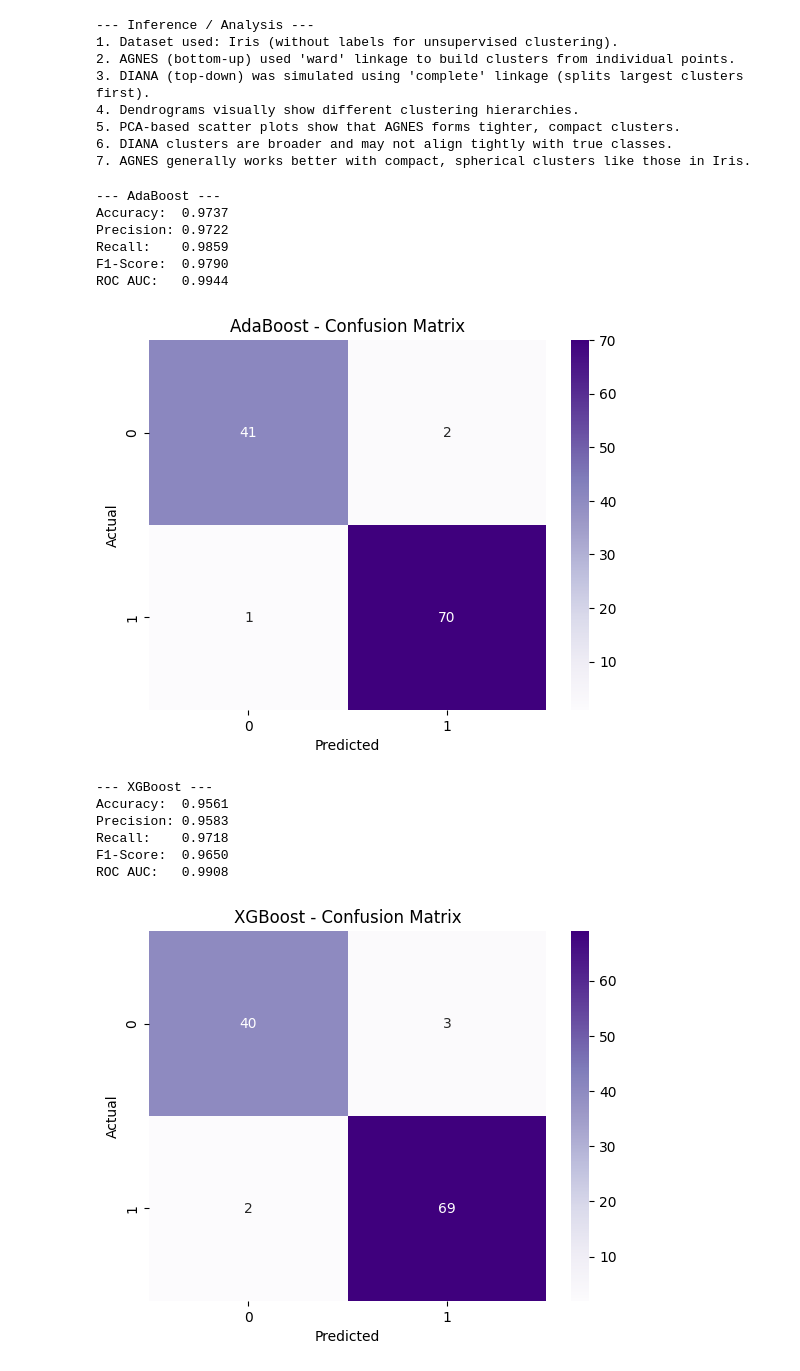
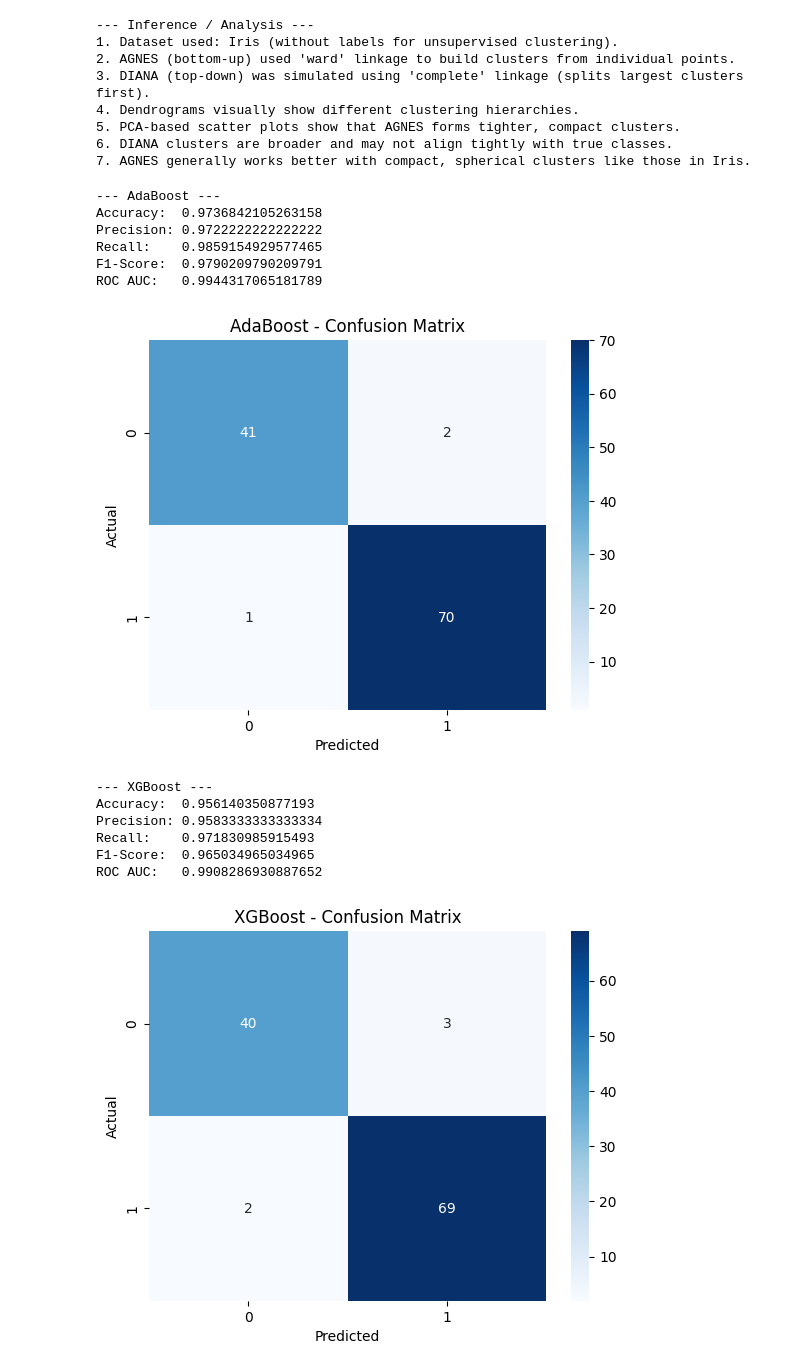
Before and after one commit to Chinmayisr/mllab, a Jupyter notebook: mlLab.ipynb, the cells around one changed output. Saved outputs shown, nothing was run; the diff lists cells and outputs as text; code cells hidden in the pictures.

```diff
--- a/mlLab.ipynb
+++ b/mlLab.ipynb
@@ -408,7 +396,7 @@ from sklearn.preprocessing import StandardScaler
 # 1. Load Breast Cancer dataset
 # ---------------------------------------------
 data = load_breast_cancer()
-X = data.data
+X= data.data
 y = data.target
 feature_names = data.feature_names
 target_names = data.target_names
@@ -424,16 +412,15 @@ print("Missing values:", df.isnull().sum().sum())
 print("Target classes:", np.unique(y))
 
 # ---------------------------------------------
-# 3. Train-test split
+# 3. Standardize features
+# ---------------------------------------------
+scaler = StandardScaler()
+x = scaler.fit_transform(x)
+
+# ---------------------------------------------
+# 4. Train-test split
 # ---------------------------------------------
 x_train, x_test, y_train, y_test = train_test_split(x, y, test_size=0.2, random_state=42)
-
-# ---------------------------------------------
-# 4. Standardize features
-# ---------------------------------------------
-scaler = StandardScaler()
-x_train = scaler.fit_transform(x_train)
-x_test = scaler.transform(x_test)
 
 # ---------------------------------------------
 # 5. Logistic Regression model
@@ -470,8 +457,7 @@ print(f"mean_squared_error: {mean_squared_error(y_test, y_pred):.4f}")
 # 9. Logistic regression curve
 # ---------------------------------------------
 x_plot = np.linspace(x.min(), x.max(), 300).reshape(-1, 1)
-x_plot_scaled = scaler.transform(x_plot)
-y_plot = model.predict_proba(x_plot_scaled)[:, 1]
+y_plot = model.predict_proba(x_plot)[:, 1]
 
 plt.figure(figsize=(6, 4))
 plt.plot(x_plot, y_plot, label="Logistic Curve", color="blue")
@@ -606,8 +592,14 @@ from sklearn.metrics import accuracy_score
 
 # Load and binarize diabetes target for classification
 data = load_diabetes()
-X, y = data.data, (data.target > 140).astype(int)  # 1 = diabetic, 0 = non-diabetic
+X = data.data
+y=  (data.target > 140).astype(int) # 1 = diabetic, 0 = non-diabetic
 
+# === Load your dataset ===
+# df = pd.read_csv('your_data.csv')
+# Separate features and target:
+# x = df.drop('target_column_name', axis=1).values
+# y = df['target_column_name'].values
 
 
 # Normalize features
@@ -955,50 +885,50 @@ ada.fit(X_train, y_train)
 xgb.fit(X_train, y_train)
 ada_pred = ada.predict(X_test)
 xgb_pred = xgb.predict(X_test)
 ada_prob = ada.predict_proba(X_test)[:, 1]
 xgb_prob = xgb.predict_proba(X_test)[:, 1]
 
 # Evaluation function
 def evaluate_model(name, y_true, y_pred, y_prob):
     print(f"\n--- {name} ---")
-    print(f"Accuracy:  {accuracy_score(y_true, y_pred):.4f}")
-    print(f"Precision: {precision_score(y_true, y_pred):.4f}")
-    print(f"Recall:    {recall_score(y_true, y_pred):.4f}")
-    print(f"F1-Score:  {f1_score(y_true, y_pred):.4f}")
-    print(f"ROC AUC:   {roc_auc_score(y_true, y_prob):.4f}")
+    print(f"Accuracy:  {accuracy_score(y_true, y_pred)}")
+    print(f"Precision: {precision_score(y_true, y_pred)}")
+    print(f"Recall:    {recall_score(y_true, y_pred)}")
+    print(f"F1-Score:  {f1_score(y_true, y_pred)}")
+    print(f"ROC AUC:   {roc_auc_score(y_true, y_prob)}")
     cm = confusion_matrix(y_true, y_pred)
-    sns.heatmap(cm, annot=True, fmt='d', cmap='Purples')
+    sns.heatmap(cm, annot=True, fmt='d', cmap='Blues')
     plt.title(f"{name} - Confusion Matrix")
     plt.xlabel("Predicted"); plt.ylabel("Actual")
     plt.show()
 
 # Evaluate both models
 evaluate_model("AdaBoost", y_test, ada_pred, ada_prob)
 evaluate_model("XGBoost", y_test, xgb_pred, xgb_prob)
 
 # Plot ROC Curves
 fpr1, tpr1, _ = roc_curve(y_test, ada_prob)
 fpr2, tpr2, _ = roc_curve(y_test, xgb_prob)
 plt.plot(fpr1, tpr1, label='AdaBoost AUC')
 plt.plot(fpr2, tpr2, label='XGBoost AUC')
 plt.plot([0,1],[0,1],'k--')
 plt.xlabel("False Positive Rate"); plt.ylabel("True Positive Rate")
 plt.title("ROC Curve Comparison")
 plt.legend()
 plt.show()
 # %% [output]
 --- AdaBoost ---
-Accuracy:  0.9737
-Precision: 0.9722
-Recall:    0.9859
-F1-Score:  0.9790
-ROC AUC:   0.9944
+Accuracy:  0.9736842105263158
+Precision: 0.9722222222222222
+Recall:    0.9859154929577465
+F1-Score:  0.9790209790209791
+ROC AUC:   0.9944317065181789
-[figure, old version]
+[figure, new version]
 --- XGBoost ---
-Accuracy:  0.9561
-Precision: 0.9583
-Recall:    0.9718
-F1-Score:  0.9650
-ROC AUC:   0.9908
+Accuracy:  0.956140350877193
+Precision: 0.9583333333333334
+Recall:    0.971830985915493
+F1-Score:  0.965034965034965
+ROC AUC:   0.9908286930887652
-[figure, old version]
+[figure, new version]
 [figure]
```
Also changed, not shown: parts of 8 cells of this notebook.
